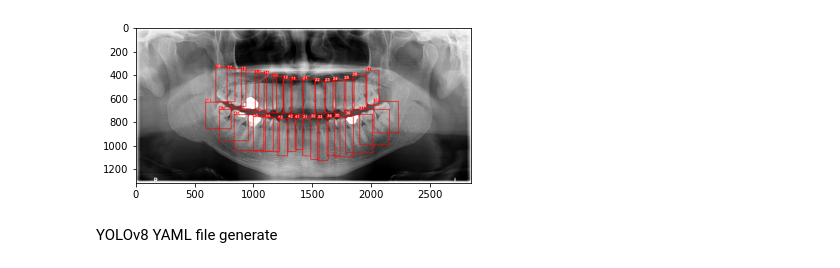
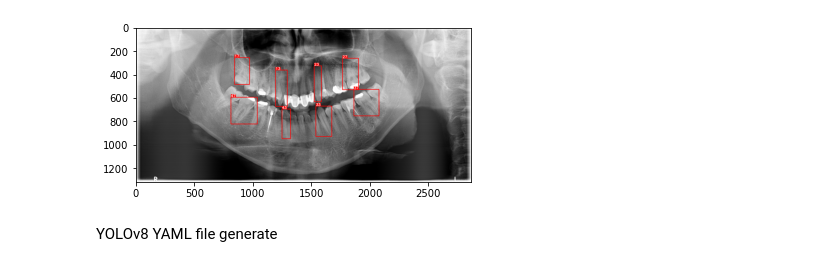
Before and after one commit to alan8365/dentist-CV, a Jupyter notebook: data/dentex_dataset.ipynb, the cells around one changed output. Cells and saved outputs as stored; diff of their text form; code cells hidden in the pictures.

Commit message:
ours training update

```diff
--- a/data/dentex_dataset.ipynb
+++ b/data/dentex_dataset.ipynb
@@ -24,7 +24,7 @@ class DentexDataset:
     Raises:
         ValueError: If the `task` argument is not one of `quadrant`, `quadrant_enumeration`, or `quadrant_enumeration_disease`.
     """
-    def __init__(self, root_dir: Path, train=True, task='quadrant_enumeration', sample=False):
+    def __init__(self, root_dir: Path, train=True, task='quadrant_enumeration', sample=False, ours=False):
         self.root_dir = root_dir
         self.train = train
         self.task = task
@@ -62,6 +62,9 @@ class DentexDataset:
 
         if sample:
             annotations = annotations.sample(frac=0.275)
+        if ours:
+            target_list = [''.join(i) for i in zip('11223344', '37' * 4)]
+            annotations = annotations[target_list]
 
         self.annotations = annotations.sort_index()
 
@@ -215,14 +218,14 @@ names:
 # %%
 load_dotenv()
 data_dir = Path(os.getenv('DATASET_DIR')) / 'DENTEX CHALLENGE 2023'
 
-a = DentexDataset(root_dir=data_dir, sample=True)
+a = DentexDataset(root_dir=data_dir, sample=True, ours=True)
 
 # a.annotations
 image_name = a.annotations.index[0]
 a.plot(image_name)
 # %% [output]
-[figure, old version]
+[figure, new version]
 # %% [markdown]
 YOLOv8 YAML file generate
 # %%
```
Also changed, not shown: parts of 1 cell of this notebook, 2 other files.
